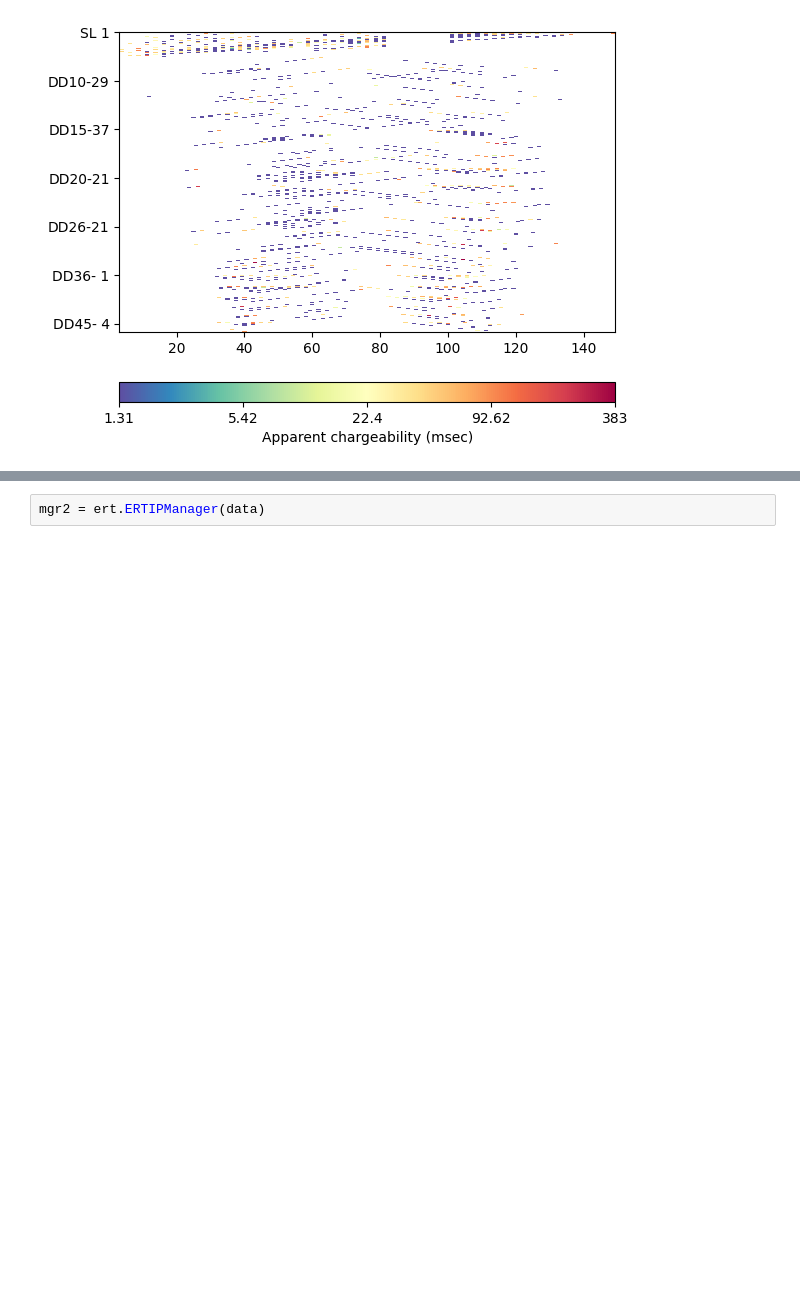
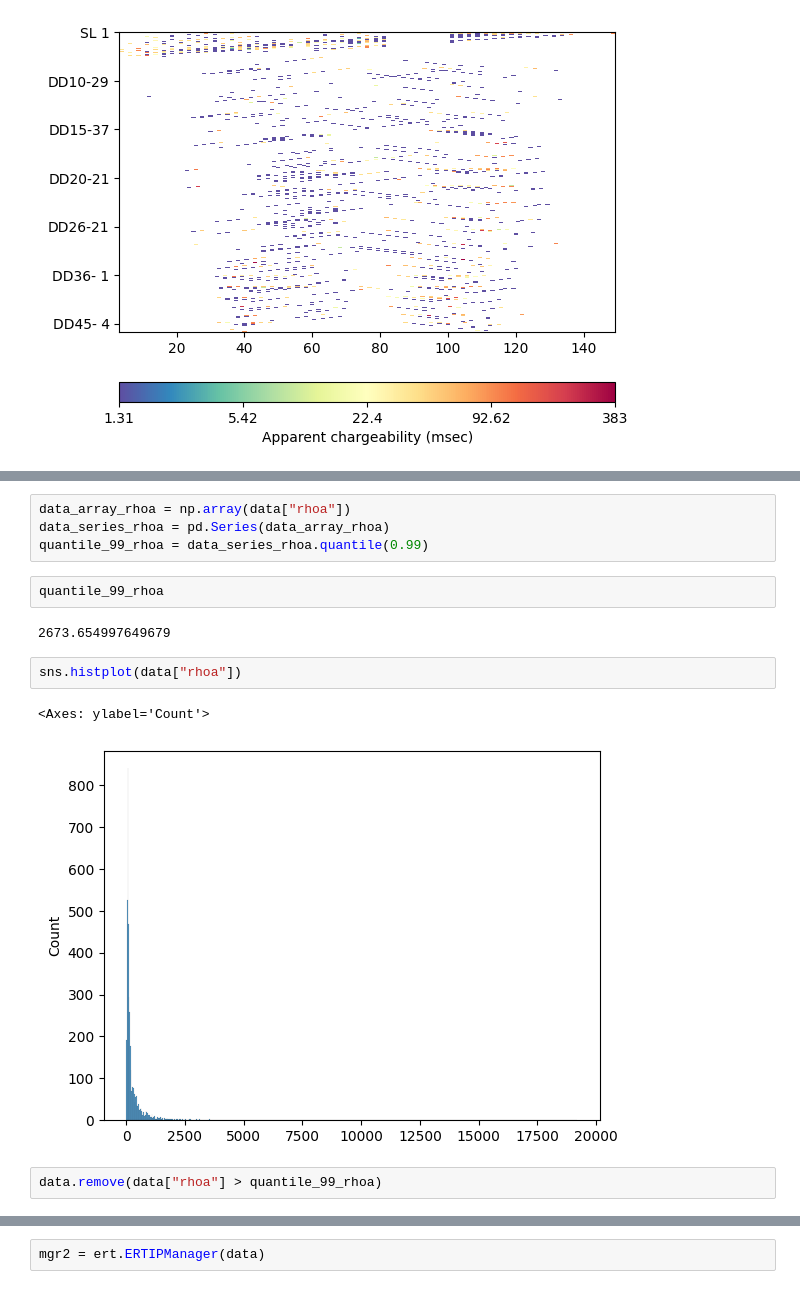
Before and after one commit to jcmefra/Aguas_Vichy, a Jupyter notebook: ip_joint_inversion_Nov25-1.ipynb, the cells around one changed output, grey strips where cells are left out. Drawn from its saved outputs; the diff is of its cells as text; blank space fills up the shorter version.

```diff
--- a/ip_joint_inversion_Nov25-1.ipynb
+++ b/ip_joint_inversion_Nov25-1.ipynb
@@ -147,0 +49,15 @@ data.show("ip", label="Apparent chargeability (msec)")
+# %%
+data_array_rhoa = np.array(data["rhoa"])
+data_series_rhoa = pd.Series(data_array_rhoa)
+quantile_99_rhoa = data_series_rhoa.quantile(0.99)
+# %%
+quantile_99_rhoa
+# %% [output]
+2673.654997649679
+# %%
+sns.histplot(data["rhoa"])
+# %% [output]
+<Axes: ylabel='Count'>
+[figure, added]
+# %%
+data.remove(data["rhoa"] > quantile_99_rhoa)
```
Also changed, not shown: parts of 21 cells of this notebook, 3 other files.
